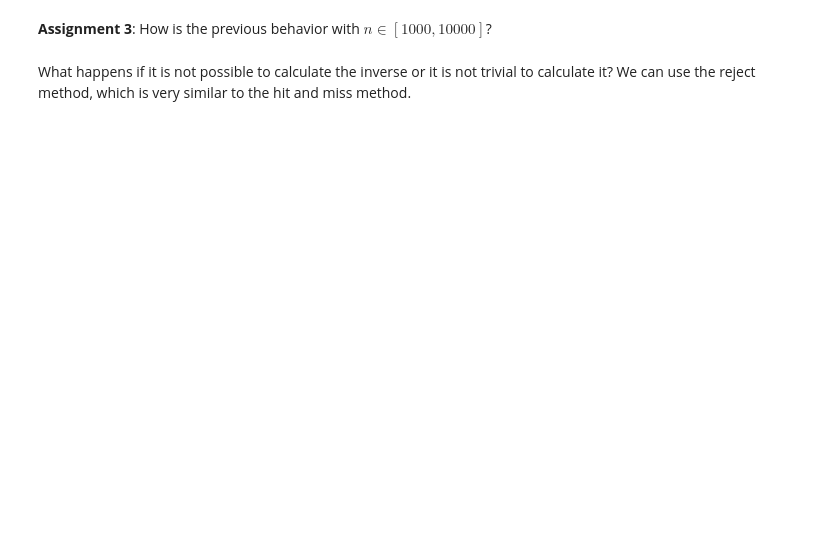
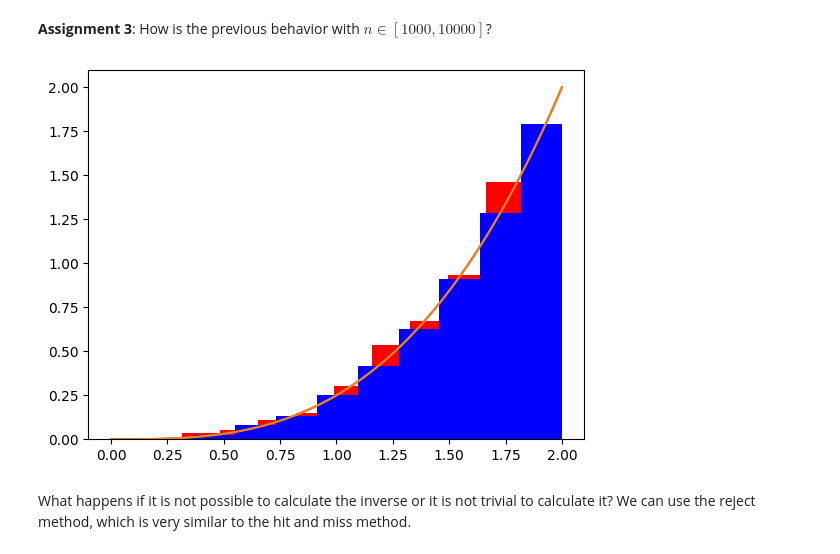
Before and after one commit to JossueJativa/Jupiter_notebook, a Jupyter notebook: MS4.ipynb, the cells around one changed output. Drawn from its saved outputs; the diff is of its cells as text; code cells hidden in the pictures; blank space fills up the shorter version.

```diff
--- a/MS4.ipynb
+++ b/MS4.ipynb
@@ -154,3 +154,17 @@ h = plt.hist(x_rvs, density=True)
+# %%
+## WRITE YOUR CODE HERE
+n = 1000
+x_rvs = Finv(n)
+plt.plot(x, fx)
+h = plt.hist(x_rvs, density=True, color='red')
+
+n = 10000
+x_rvs = Finv(n)
+plt.plot(x, fx)
+k = plt.hist(x_rvs, density=True, color='blue')
+##---------------------
+# %% [output]
+[figure, added]
 # %% [markdown]
 What happens if it is not possible to calculate the inverse or it is not trivial to calculate it?  We can use the reject method, which is very similar to the hit and miss method.
 # %%
```
Also changed, not shown: parts of 15 cells of this notebook.
